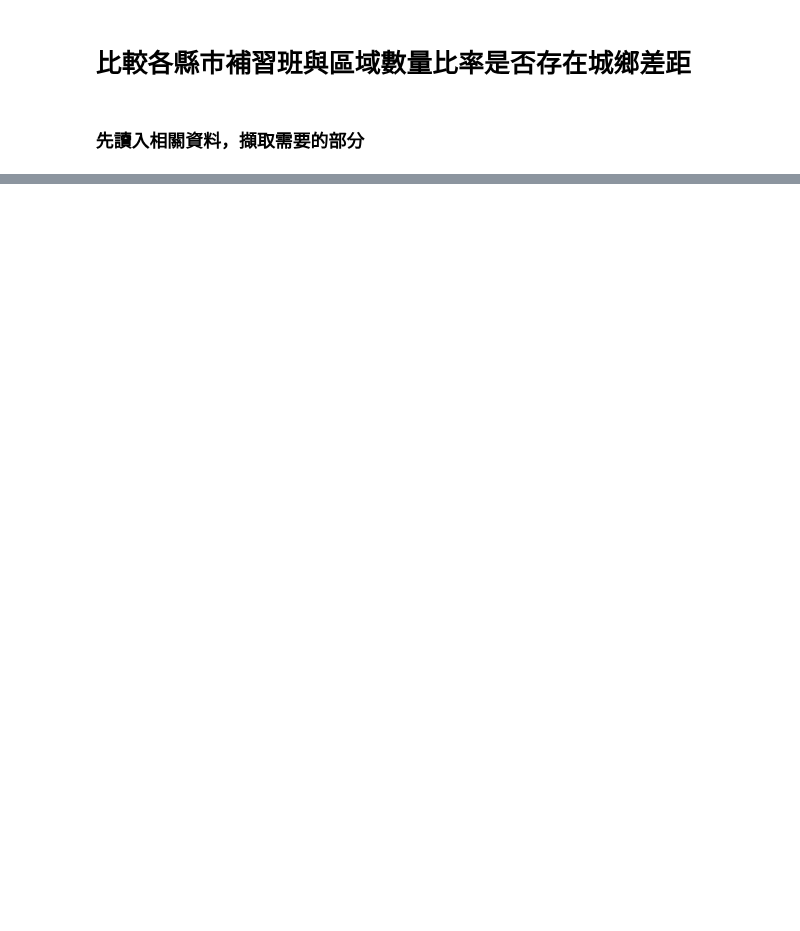
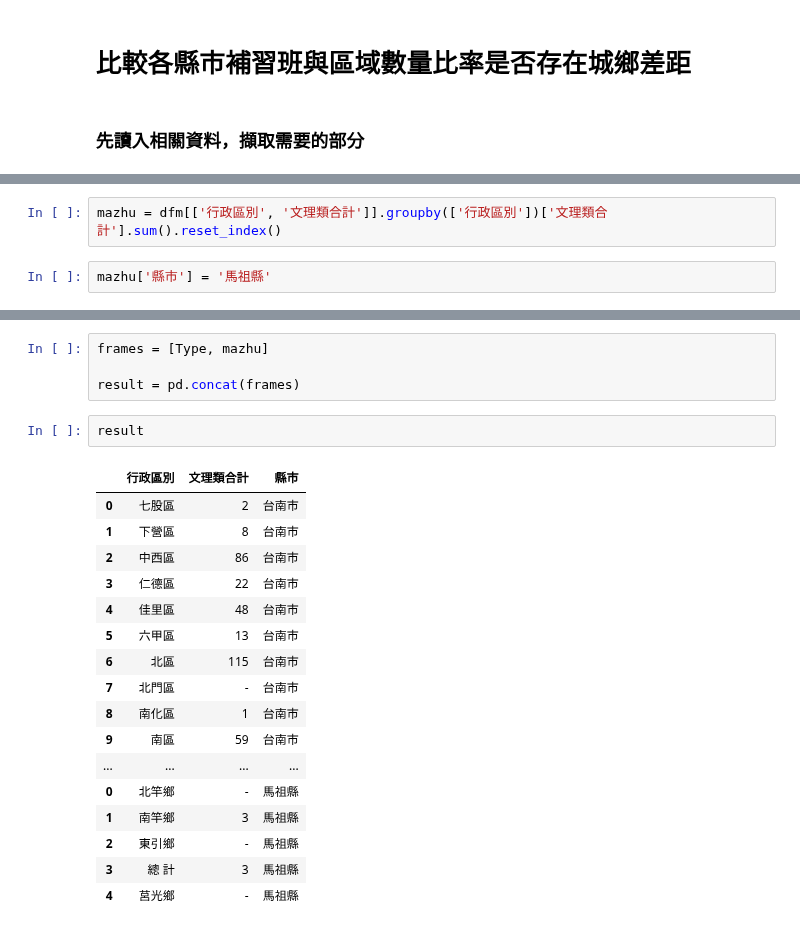
Before and after one commit to 41071119H-Irene/LAT, a Jupyter notebook: W2/W2_Assignment.ipynb, the cells around one changed output, grey strips where cells are left out. Cells and saved outputs as stored; diff of their text form; blank space fills up the shorter version.

```diff
--- a/W2/W2_Assignment.ipynb
+++ b/W2/W2_Assignment.ipynb
@@ -60,0 +64,4 @@ dfm.head()
+# %%
+mazhu = dfm[['行政區別', '文理類合計']].groupby(['行政區別'])['文理類合計'].sum().reset_index()
+# %%
+mazhu['縣市'] = '馬祖縣'
@@ -60,0 +77,24 @@ dfm.head()
+# %%
+frames = [Type, mazhu]
+
+result = pd.concat(frames)
+# %%
+result
+# %% [output]
+|  | 行政區別 | 文理類合計 | 縣市 |
+| 0 | 七股區 | 2 | 台南市 |
+| 1 | 下營區 | 8 | 台南市 |
+| 2 | 中西區 | 86 | 台南市 |
+| 3 | 仁德區 | 22 | 台南市 |
+| 4 | 佳里區 | 48 | 台南市 |
+| 5 | 六甲區 | 13 | 台南市 |
+| 6 | 北區 | 115 | 台南市 |
+| 7 | 北門區 | - | 台南市 |
+| 8 | 南化區 | 1 | 台南市 |
+| 9 | 南區 | 59 | 台南市 |
+| ... | ... | ... | ... |
+| 0 | 北竿鄉 | - | 馬祖縣 |
+| 1 | 南竿鄉 | 3 | 馬祖縣 |
+| 2 | 東引鄉 | - | 馬祖縣 |
+| 3 | 總 計 | 3 | 馬祖縣 |
+| 4 | 莒光鄉 | - | 馬祖縣 |
```
Also changed, not shown: parts of 8 cells of this notebook, 2 other files.
